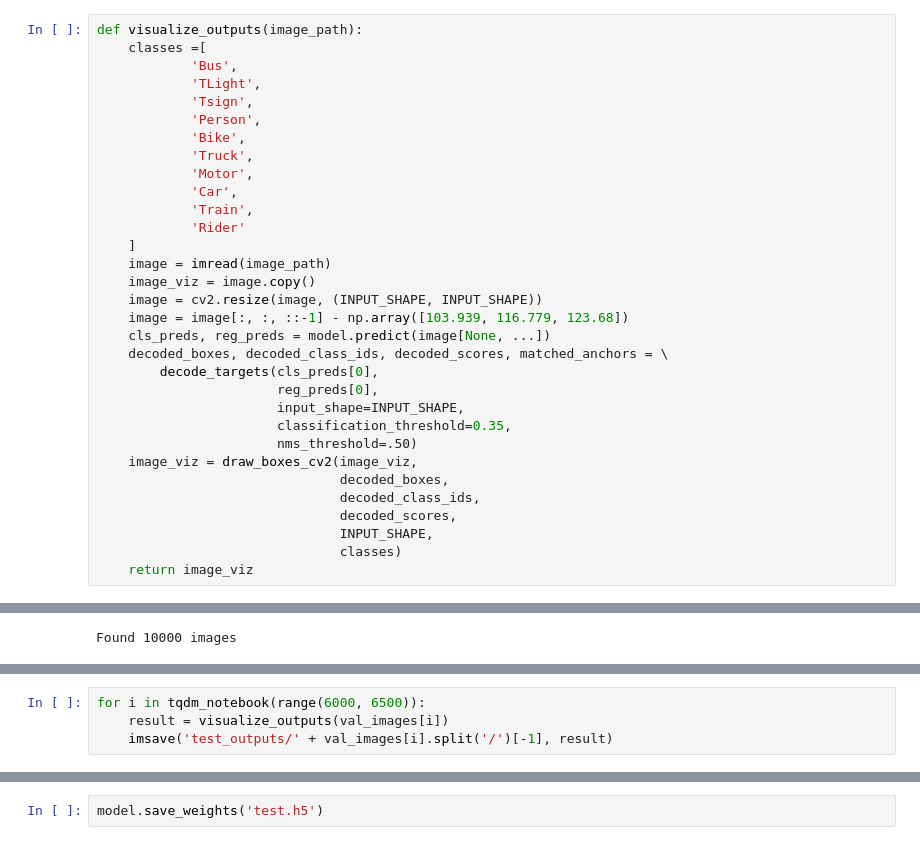
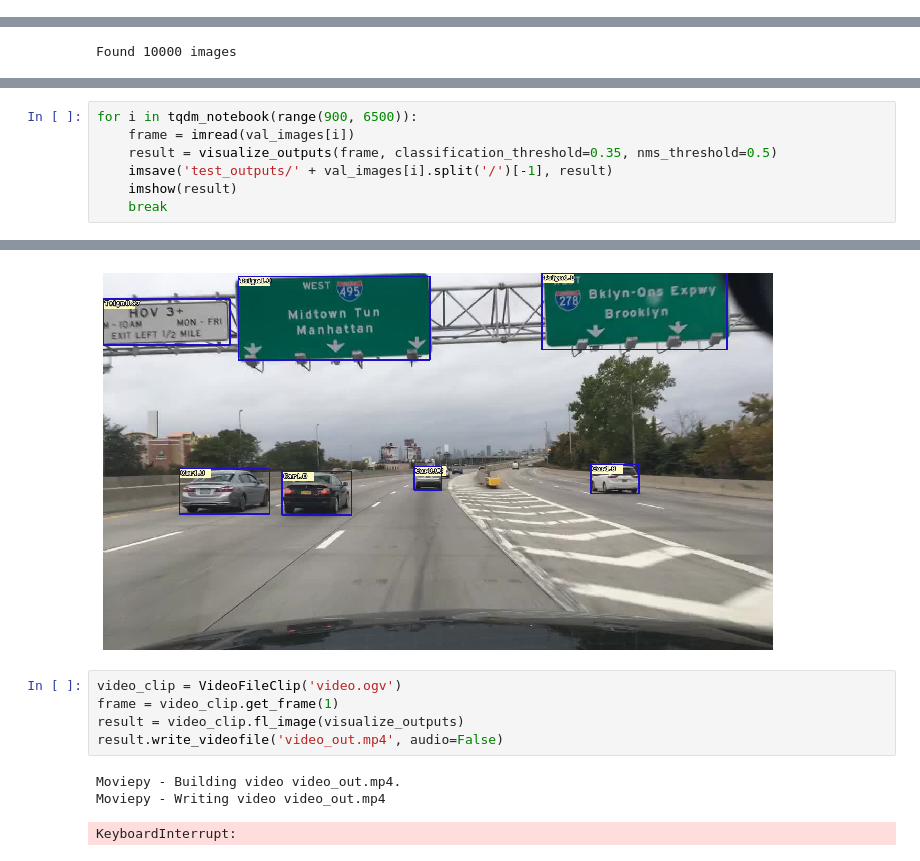
Before and after one commit to srihari-humbarwadi/tensorflow_retinanet, a Jupyter notebook: tpu/inference.ipynb, the cells around one changed output, grey strips where cells are left out. Saved outputs shown, nothing was run; the diff lists cells and outputs as text.

Commit message:
video inference

```diff
--- a/tpu/inference.ipynb
+++ b/tpu/inference.ipynb
@@ -373,32 +191,0 @@ Use standard file APIs to check for files with this prefix.
-# %%
-def visualize_outputs(image_path):
-    classes =[
-            'Bus',
-            'TLight',
-            'Tsign',
-            'Person',
-            'Bike',
-            'Truck',
-            'Motor',
-            'Car',
-            'Train',
-            'Rider'
-    ]
-    image = imread(image_path)
-    image_viz = image.copy()
-    image = cv2.resize(image, (INPUT_SHAPE, INPUT_SHAPE))
-    image = image[:, :, ::-1] - np.array([103.939, 116.779, 123.68])
-    cls_preds, reg_preds = model.predict(image[None, ...])
-    decoded_boxes, decoded_class_ids, decoded_scores, matched_anchors = \
-        decode_targets(cls_preds[0],
-                       reg_preds[0],
-                       input_shape=INPUT_SHAPE,
-                       classification_threshold=0.35,
-                       nms_threshold=.50)
-    image_viz = draw_boxes_cv2(image_viz,
-                               decoded_boxes,
-                               decoded_class_ids,
-                               decoded_scores,
-                               INPUT_SHAPE,
-                               classes)
-    return image_viz
@@ -416,8 +407,19 @@ rm: test_outputs/*: No such file or directory
 # %%
-for i in tqdm_notebook(range(6000, 6500)):
-    result = visualize_outputs(val_images[i])
+for i in tqdm_notebook(range(900, 6500)):
+    frame = imread(val_images[i])
+    result = visualize_outputs(frame, classification_threshold=0.35, nms_threshold=0.5)
     imsave('test_outputs/' + val_images[i].split('/')[-1], result)
+    imshow(result)
+    break
 # %% [output]
 [interactive output not drawn]
+[figure, added]
-# %%
-model.save_weights('test.h5')
+# %%
+video_clip = VideoFileClip('video.ogv')
+frame = video_clip.get_frame(1)
+result = video_clip.fl_image(visualize_outputs)
+result.write_videofile('video_out.mp4', audio=False)
+# %% [output]
+Moviepy - Building video video_out.mp4.
+Moviepy - Writing video video_out.mp4
+KeyboardInterrupt:
```
Also changed, not shown: parts of 6 cells of this notebook, 1 other file.
